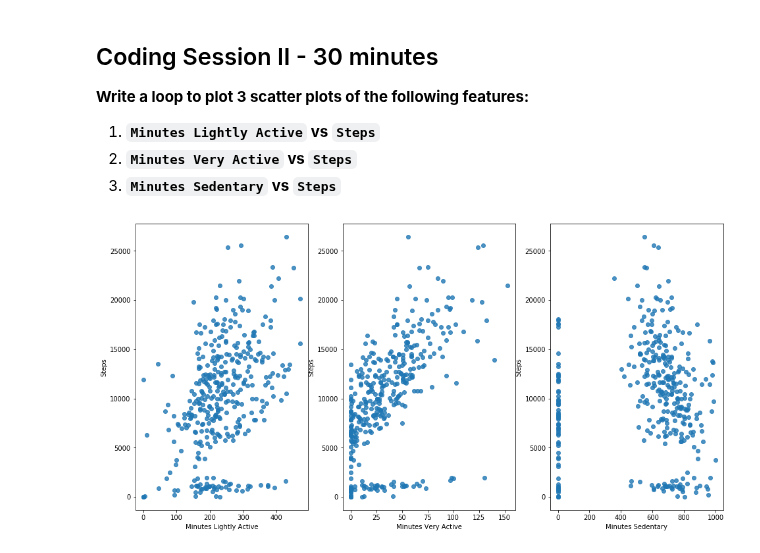
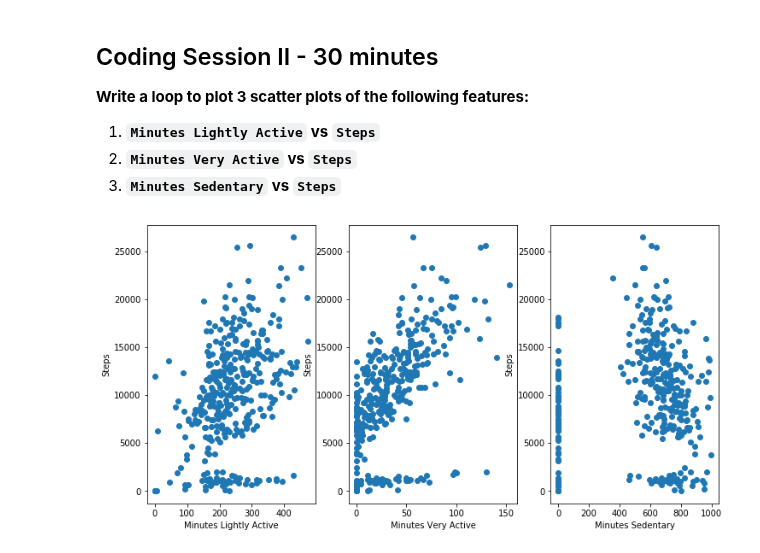
Before and after one commit to ironhack-datalabs/datamad0819, a Jupyter notebook: module-2/lab-matplotlib-seaborn/your-code/challenge-2.ipynb, the cells around one changed output. Saved outputs shown, nothing was run; the diff lists cells and outputs as text; code cells hidden in the pictures.

```diff
--- a/module-2/lab-matplotlib-seaborn/your-code/challenge-2.ipynb
+++ b/module-2/lab-matplotlib-seaborn/your-code/challenge-2.ipynb
@@ -82,14 +80,14 @@ plt.savefig('steps_work_weekend.png',bbox_inches='tight')
 1. **`Minutes Very Active` vs `Steps`**
 1. **`Minutes Sedentary` vs `Steps`**
 # %%
-# Driver 2 enter codes here
+
 cols=['Minutes Lightly Active','Minutes Very Active','Minutes Sedentary','Steps']
 df=fitbit[cols]
-fig,axes = plt.subplots(figsize = (16,8), nrows = 1, ncols = 3)
+fig,axes = plt.subplots(figsize = (12,6), nrows = 1, ncols = 3)
 for i in range(3):
     plt.sca(axes[i])
-    plt.scatter(df.iloc[:,i],df['Steps'], alpha = 0.8)
+    plt.scatter(df.iloc[:,i],df['Steps'], alpha = 1)
     plt.xlabel(df.iloc[:,i].name)
     plt.ylabel('Steps')
 # %% [output]
-[figure, old version]
+[figure, new version]
```
Also changed, not shown: parts of 1 cell of this notebook, 2 other files.
